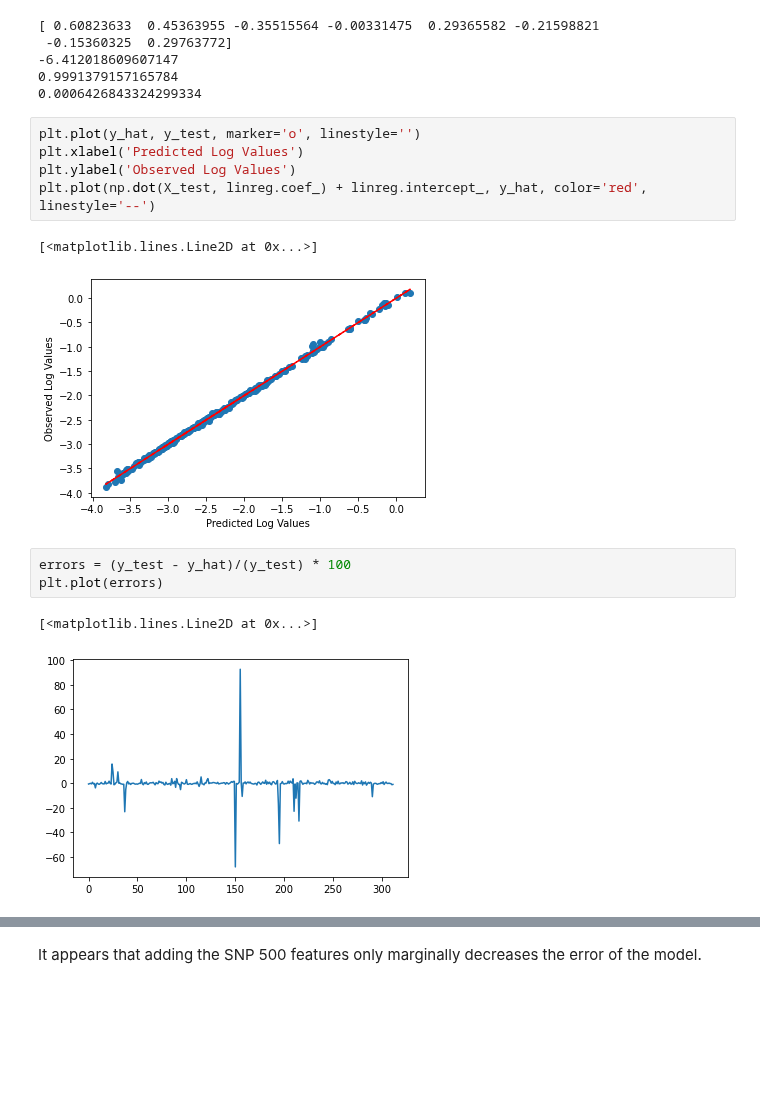
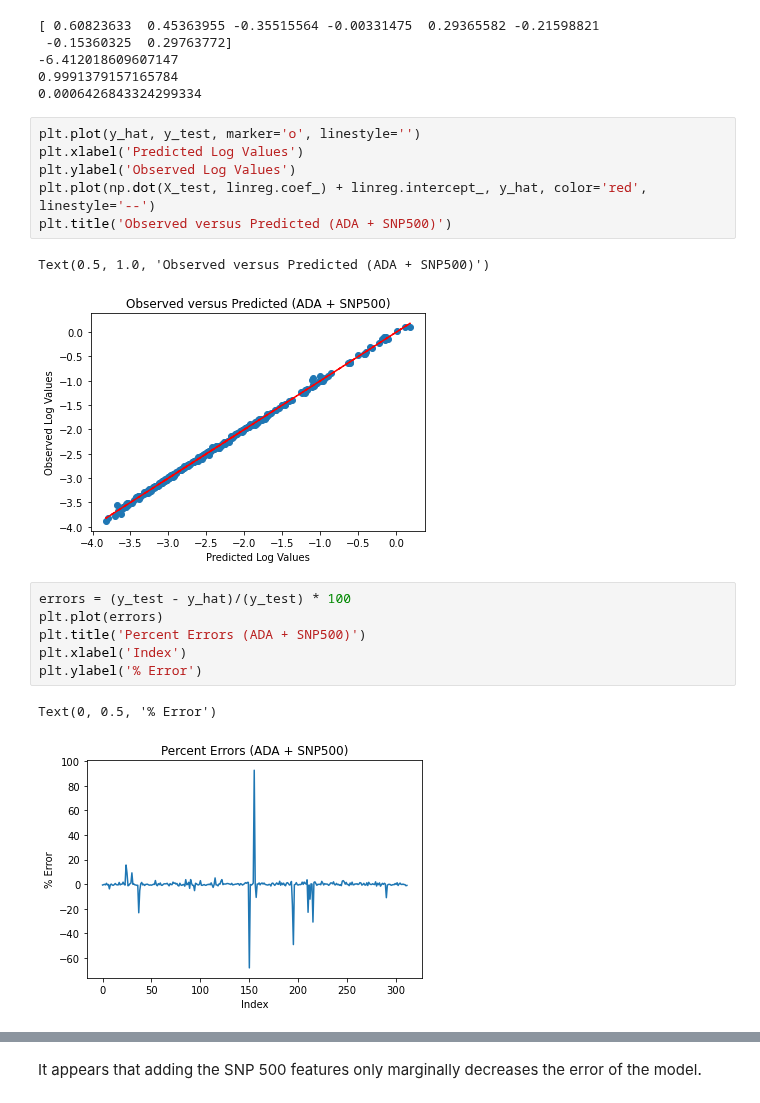
Before and after one commit to DSEI21000-S21/project-altcoinpriceprediction, a Jupyter notebook: mwander/cointesting.ipynb, the cells around one changed output, grey strips where cells are left out. Cells and saved outputs as stored; diff of their text form; blank space fills up the shorter version.

```diff
--- a/mwander/cointesting.ipynb
+++ b/mwander/cointesting.ipynb
@@ -236,16 +237,20 @@ print(mean_squared_error(y_test, y_hat))
 # %%
 plt.plot(y_hat, y_test, marker='o', linestyle='')
 plt.xlabel('Predicted Log Values')
 plt.ylabel('Observed Log Values')
 plt.plot(np.dot(X_test, linreg.coef_) + linreg.intercept_, y_hat, color='red', linestyle='--')
+plt.title('Observed versus Predicted (ADA + SNP500)')
 # %% [output]
-[<matplotlib.lines.Line2D at 0x...>]
+Text(0.5, 1.0, 'Observed versus Predicted (ADA + SNP500)')
-[figure, old version]
+[figure, new version]
 # %%
 errors = (y_test - y_hat)/(y_test) * 100
 plt.plot(errors)
+plt.title('Percent Errors (ADA + SNP500)')
+plt.xlabel('Index')
+plt.ylabel('% Error')
 # %% [output]
-[<matplotlib.lines.Line2D at 0x...>]
+Text(0, 0.5, '% Error')
-[figure, old version]
+[figure, new version]
 # %%
 plt.hist(errors)
```
Also changed, not shown: parts of 15 cells of this notebook, 1 other file.
